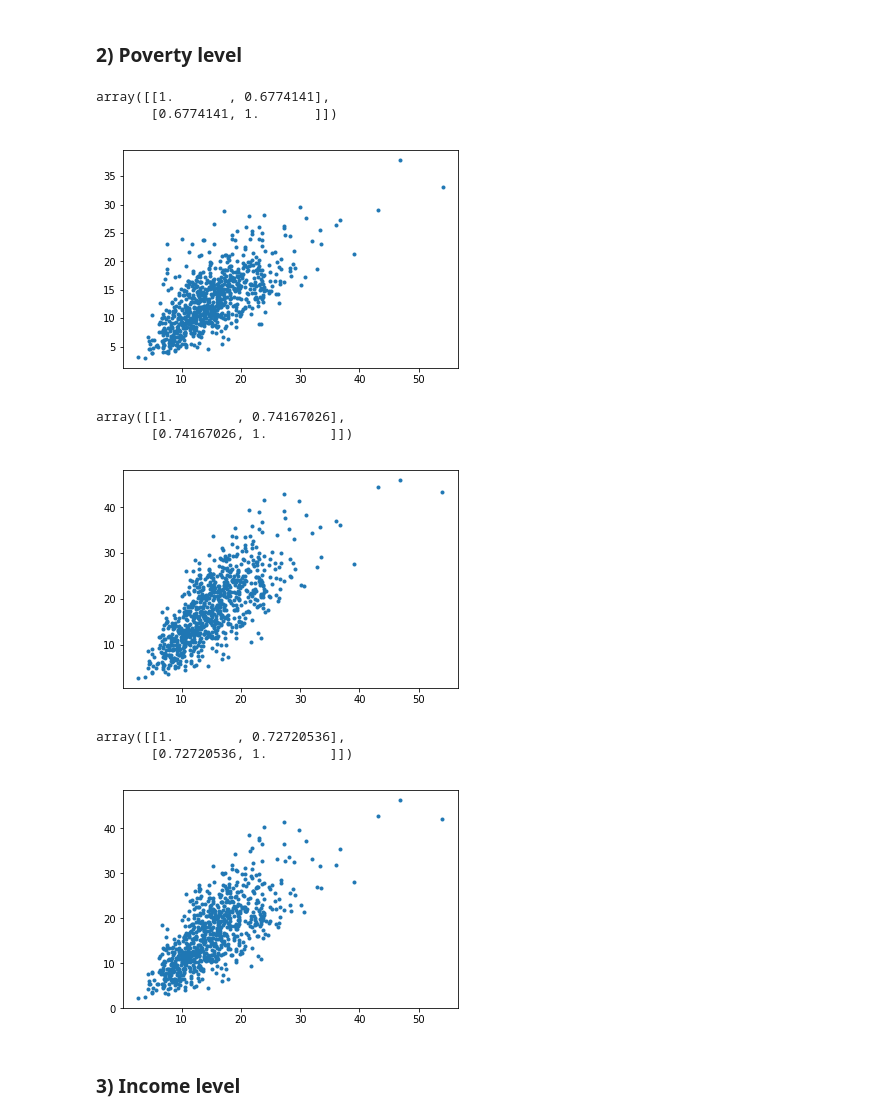
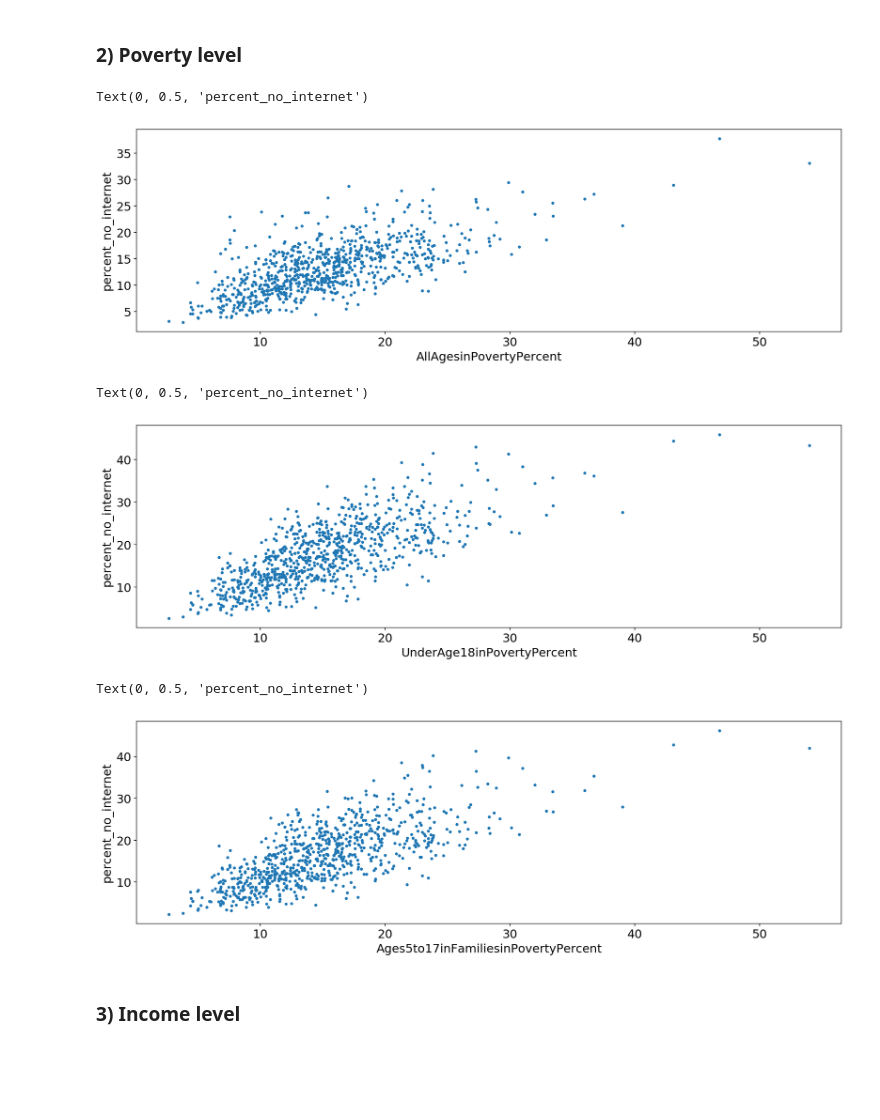
Before and after one commit to jij106/Projects, a Jupyter notebook: FinalProject.ipynb, the cells around one changed output. Saved outputs shown, nothing was run; the diff lists cells and outputs as text; code cells hidden in the pictures; blank space fills up the shorter version.

Commit message:
Update FinalProject.ipynb
geo graph adjustion

```diff
--- a/FinalProject.ipynb
+++ b/FinalProject.ipynb
@@ -312,24 +312,27 @@ f2 = plt.gcf()
 # %%
 plt.plot(df['percent_no_internet'],df['AllAgesinPovertyPercent'],'.')
 np.corrcoef(df['percent_no_internet'], df['AllAgesinPovertyPercent'])
+plt.xlabel('AllAgesinPovertyPercent')
+plt.ylabel('percent_no_internet')
 # %% [output]
-array([[1.       , 0.6774141],
-       [0.6774141, 1.       ]])
+Text(0, 0.5, 'percent_no_internet')
-[figure, old version]
+[figure, new version]
 # %%
 plt.plot(df['percent_no_internet'],df['UnderAge18inPovertyPercent'],'.')
 np.corrcoef(df['percent_no_internet'], df['UnderAge18inPovertyPercent'])
+plt.xlabel('UnderAge18inPovertyPercent')
+plt.ylabel('percent_no_internet')
 # %% [output]
-array([[1.        , 0.74167026],
-       [0.74167026, 1.        ]])
+Text(0, 0.5, 'percent_no_internet')
-[figure, old version]
+[figure, new version]
 # %%
 plt.plot(df['percent_no_internet'],df['Ages5to17inFamiliesinPovertyPercent'],'.')
 np.corrcoef(df['percent_no_internet'], df['Ages5to17inFamiliesinPovertyPercent'])
+plt.xlabel('Ages5to17inFamiliesinPovertyPercent')
+plt.ylabel('percent_no_internet')
 # %% [output]
-array([[1.        , 0.72720536],
-       [0.72720536, 1.        ]])
+Text(0, 0.5, 'percent_no_internet')
-[figure, old version]
+[figure, new version]
 # %% [markdown]
 ### 3) Income level
 # %%
```
Also changed, not shown: parts of 23 cells of this notebook.
